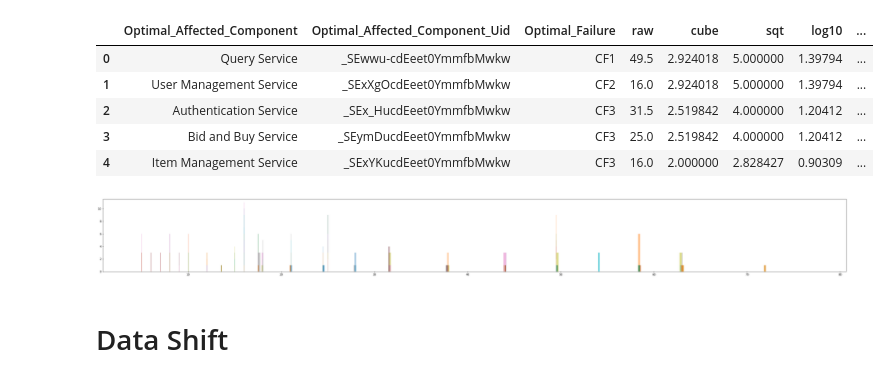
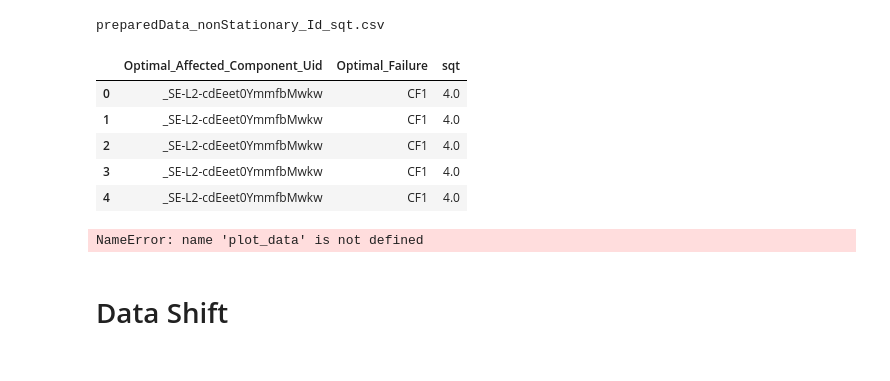
Before and after one commit to hpi-sam/rl-4-self-repair, a Jupyter notebook: data_analysis/data_shift_analysis.ipynb, the cells around one changed output. Saved outputs shown, nothing was run; the diff lists cells and outputs as text; code cells hidden in the pictures.

Commit message:
returning non stationary series points, where the returned value is removed from the data and is consumed in the order they are generated

```diff
--- a/data_analysis/data_shift_analysis.ipynb
+++ b/data_analysis/data_shift_analysis.ipynb
@@ -1,38 +1,39 @@
 # %%
 import pandas as pd
 import numpy as np
 import matplotlib.pyplot as plt
 from scipy import stats
 from statistics import mean, stdev
 import sys
 import os
 if "../" not in sys.path:
   sys.path.append("../")
 os.chdir("..")
 from envs.data_handler import DataHandler
 import envs.data_utils as du
 
 # function for plotting
 def plot_data(data_table, type):
     lists = data_table.groupby(['Optimal_Affected_Component_Uid', 'Optimal_Failure'])[type].apply(list).values
     fig = plt.figure(figsize=(50, 5))
     for l in lists:
         plt.hist(l, 50, alpha=0.5)
     plt.show()
 
-dh = DataHandler()
+dh = DataHandler('nonStationary', take_component_id = True, type = 'sqt')
 dh.data.head()
 # %% [output]
+preparedData_nonStationary_Id_sqt.csv
-|  | Optimal_Affected_Component | Optimal_Affected_Component_Uid | Optimal_Failure | raw | cube | sqt | log10 | ... |
-| 0 | Query Service | _SEwwu-cdEeet0YmmfbMwkw | CF1 | 49.5 | 2.924018 | 5.000000 | 1.39794 | ... |
-| 1 | User Management Service | _SExXgOcdEeet0YmmfbMwkw | CF2 | 16.0 | 2.924018 | 5.000000 | 1.39794 | ... |
-| 2 | Authentication Service | _SEx_HucdEeet0YmmfbMwkw | CF3 | 31.5 | 2.519842 | 4.000000 | 1.20412 | ... |
-| 3 | Bid and Buy Service | _SEymDucdEeet0YmmfbMwkw | CF3 | 25.0 | 2.519842 | 4.000000 | 1.20412 | ... |
-| 4 | Item Management Service | _SExYKucdEeet0YmmfbMwkw | CF3 | 16.0 | 2.000000 | 2.828427 | 0.90309 | ... |
+|  | Optimal_Affected_Component_Uid | Optimal_Failure | sqt |
+| 0 | _SE-L2-cdEeet0YmmfbMwkw | CF1 | 4.0 |
+| 1 | _SE-L2-cdEeet0YmmfbMwkw | CF1 | 4.0 |
+| 2 | _SE-L2-cdEeet0YmmfbMwkw | CF1 | 4.0 |
+| 3 | _SE-L2-cdEeet0YmmfbMwkw | CF1 | 4.0 |
+| 4 | _SE-L2-cdEeet0YmmfbMwkw | CF1 | 4.0 |
 # %%
 plot_data(dh.data, 'raw')
 # %% [output]
-[figure, removed]
+NameError: name 'plot_data' is not defined
 # %% [markdown]
 # Data Shift
 # %% [markdown]
```
Also changed, not shown: 5 other files.
